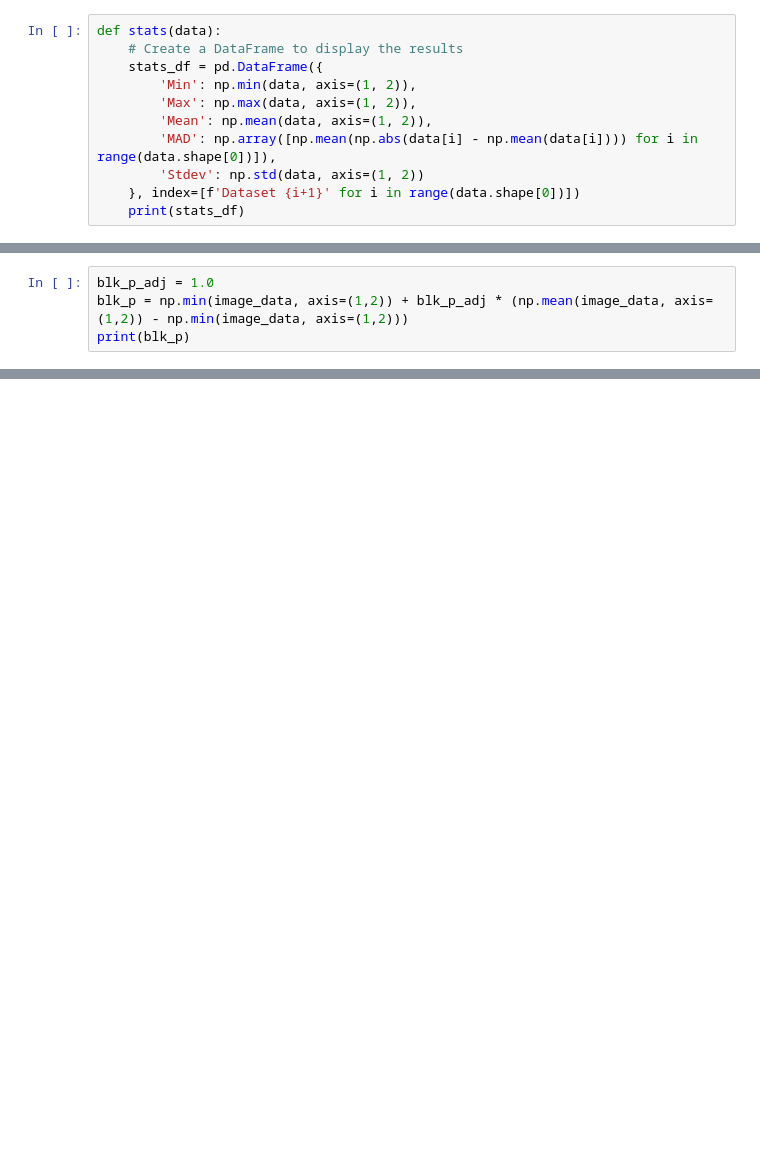
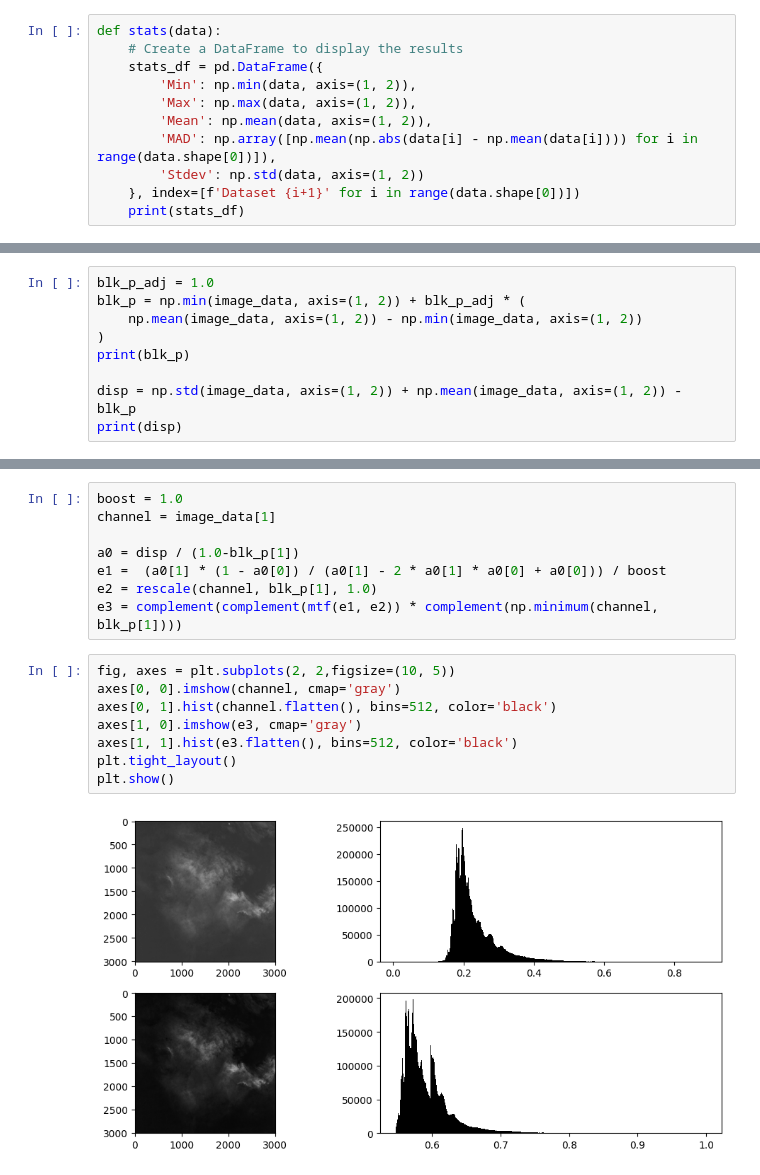
Before and after one commit to jrhuerta/image-processing, a Jupyter notebook: image-processing.ipynb, the cells around one changed output, grey strips where cells are left out. Drawn from its saved outputs; the diff is of its cells as text; blank space fills up the shorter version.

```diff
--- a/image-processing.ipynb
+++ b/image-processing.ipynb
@@ -54,5 +68,10 @@ Dataset 3    0  38135   9049.437072  1110.113141  1473.292987
 # %%
 blk_p_adj = 1.0
-blk_p = np.min(image_data, axis=(1,2)) + blk_p_adj * (np.mean(image_data, axis=(1,2)) - np.min(image_data, axis=(1,2)))
+blk_p = np.min(image_data, axis=(1, 2)) + blk_p_adj * (
+    np.mean(image_data, axis=(1, 2)) - np.min(image_data, axis=(1, 2))
+)
 print(blk_p)
+
+disp = np.std(image_data, axis=(1, 2)) + np.mean(image_data, axis=(1, 2)) - blk_p
+print(disp)
 # %% [output]
@@ -59,0 +128,18 @@ print(blk_p)
+# %%
+boost = 1.0
+channel = image_data[1]
+
+a0 = disp / (1.0-blk_p[1])
+e1 =  (a0[1] * (1 - a0[0]) / (a0[1] - 2 * a0[1] * a0[0] + a0[0])) / boost
+e2 = rescale(channel, blk_p[1], 1.0)
+e3 = complement(complement(mtf(e1, e2)) * complement(np.minimum(channel, blk_p[1])))
+# %%
+fig, axes = plt.subplots(2, 2,figsize=(10, 5))
+axes[0, 0].imshow(channel, cmap='gray')
+axes[0, 1].hist(channel.flatten(), bins=512, color='black')
+axes[1, 0].imshow(e3, cmap='gray')
+axes[1, 1].hist(e3.flatten(), bins=512, color='black')
+plt.tight_layout()
+plt.show()
+# %% [output]
+[figure, added]
```
Also changed, not shown: parts of 5 cells of this notebook, 1 other file.
